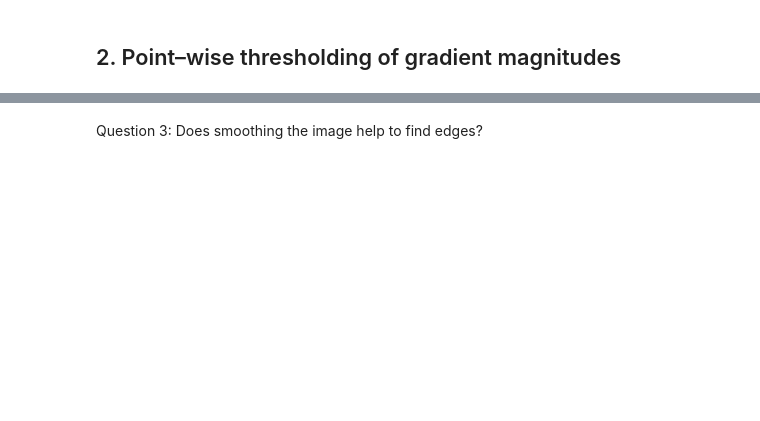
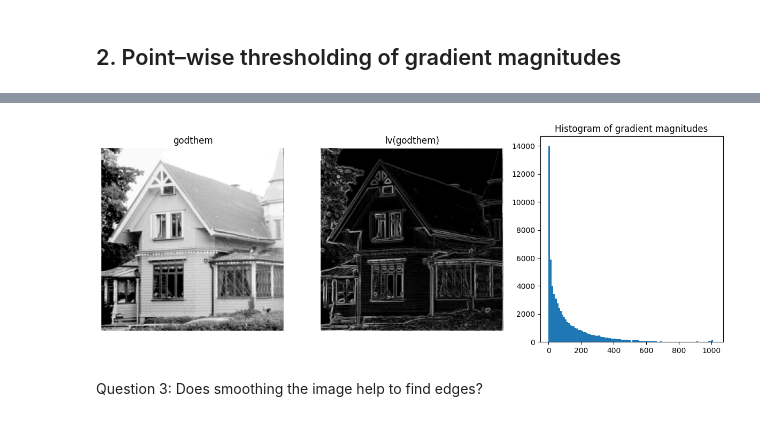
Before and after one commit to AndreaCamilloni/ComputerVision, a Jupyter notebook: lab2.ipynb, the cells around one changed output, grey strips where cells are left out. Saved outputs shown, nothing was run; the diff lists cells and outputs as text; code cells hidden in the pictures; blank space fills up the shorter version.

```diff
--- a/lab2.ipynb
+++ b/lab2.ipynb
@@ -53,2 +108,21 @@ Question 2: Is it easy to find a threshold that results in thin edges? Explain w
+# %%
+
+# Second image
+plt.figure(figsize=(15,5))
+plt.subplot(1,3,1)
+godthem = np.load("Images-npy/godthem256.npy")
+showgrey(godthem,False)
+plt.title('godthem')
+plt.subplot(1,3,2)
+gradmagngodthem = Lv(godthem)
+showgrey(gradmagngodthem,False)
+plt.title('lv(godthem)')
+plt.subplot(1,3,3)
+counts, bins = np.histogram(gradmagngodthem, bins=100)
+plt.hist(bins[:-1], len(bins), weights=counts)
+plt.title('Histogram of gradient magnitudes')
+plt.show()
+# %% [output]
+[figure, added]
 # %% [markdown]
 Question 3: Does smoothing the image help to find edges?
```
Also changed, not shown: parts of 35 cells of this notebook, 3 other files.
